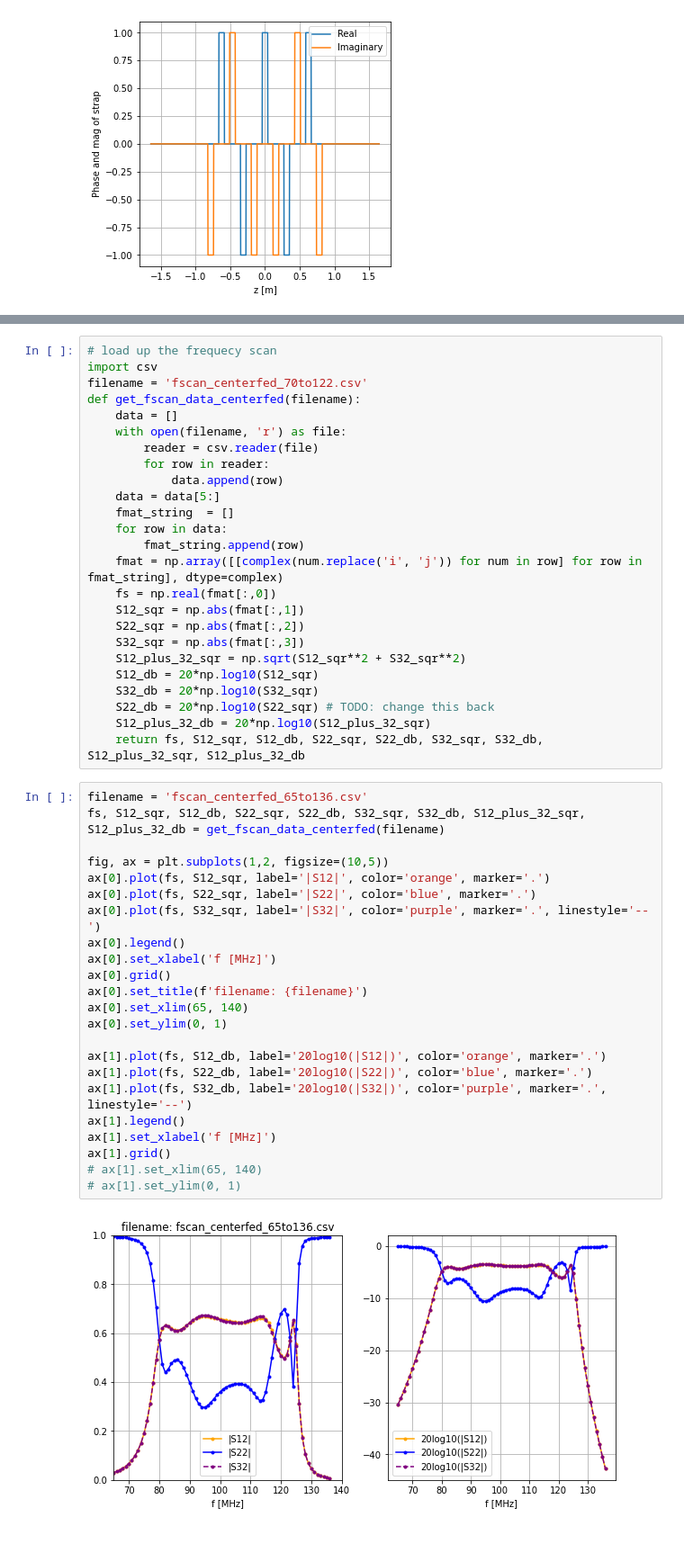
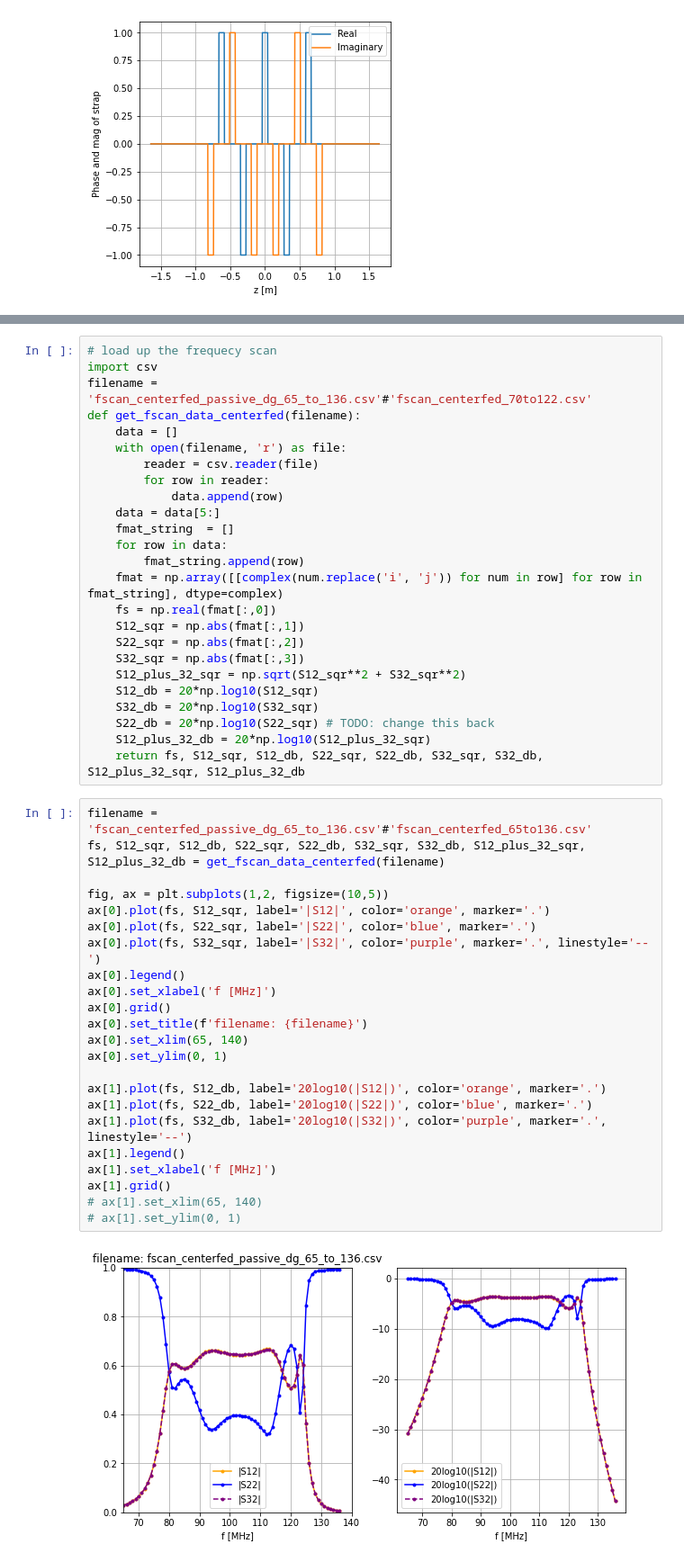
Before and after one commit to vandelij/TWA_circuit, a Jupyter notebook: TWA_Center_fed.ipynb, the cells around one changed output, grey strips where cells are left out. Shown at 90% size. Cells and saved outputs as stored; diff of their text form.

```diff
--- a/TWA_Center_fed.ipynb
+++ b/TWA_Center_fed.ipynb
@@ -127,7 +127,7 @@ Cadd_check:  28.141576167613508 pF
 # %%
 # load up the frequecy scan
 import csv
-filename = 'fscan_centerfed_70to122.csv'
+filename = 'fscan_centerfed_passive_dg_65_to_136.csv'#'fscan_centerfed_70to122.csv'
 def get_fscan_data_centerfed(filename):
     data = []
     with open(filename, 'r') as file:
@@ -150,30 +150,30 @@ def get_fscan_data_centerfed(filename):
     S12_plus_32_db = 20*np.log10(S12_plus_32_sqr)
     return fs, S12_sqr, S12_db, S22_sqr, S22_db, S32_sqr, S32_db, S12_plus_32_sqr, S12_plus_32_db
 # %%
-filename = 'fscan_centerfed_65to136.csv'
+filename = 'fscan_centerfed_passive_dg_65_to_136.csv'#'fscan_centerfed_65to136.csv'
 fs, S12_sqr, S12_db, S22_sqr, S22_db, S32_sqr, S32_db, S12_plus_32_sqr, S12_plus_32_db = get_fscan_data_centerfed(filename)
 
 fig, ax = plt.subplots(1,2, figsize=(10,5))
 ax[0].plot(fs, S12_sqr, label='|S12|', color='orange', marker='.')
 ax[0].plot(fs, S22_sqr, label='|S22|', color='blue', marker='.')
 ax[0].plot(fs, S32_sqr, label='|S32|', color='purple', marker='.', linestyle='--')
 ax[0].legend()
 ax[0].set_xlabel('f [MHz]')
 ax[0].grid()
 ax[0].set_title(f'filename: {filename}')
 ax[0].set_xlim(65, 140)
 ax[0].set_ylim(0, 1)
 
 ax[1].plot(fs, S12_db, label='20log10(|S12|)', color='orange', marker='.')
 ax[1].plot(fs, S22_db, label='20log10(|S22|)', color='blue', marker='.')
 ax[1].plot(fs, S32_db, label='20log10(|S32|)', color='purple', marker='.', linestyle='--')
 ax[1].legend()
 ax[1].set_xlabel('f [MHz]')
 ax[1].grid()
 # ax[1].set_xlim(65, 140)
 # ax[1].set_ylim(0, 1)
 # %% [output]
-[figure, old version]
+[figure, new version]
 # %%
 fig, ax = plt.subplots(1,2, figsize=(10,5))
 
```
Also changed, not shown: parts of 2 cells of this notebook, 2 other files.
